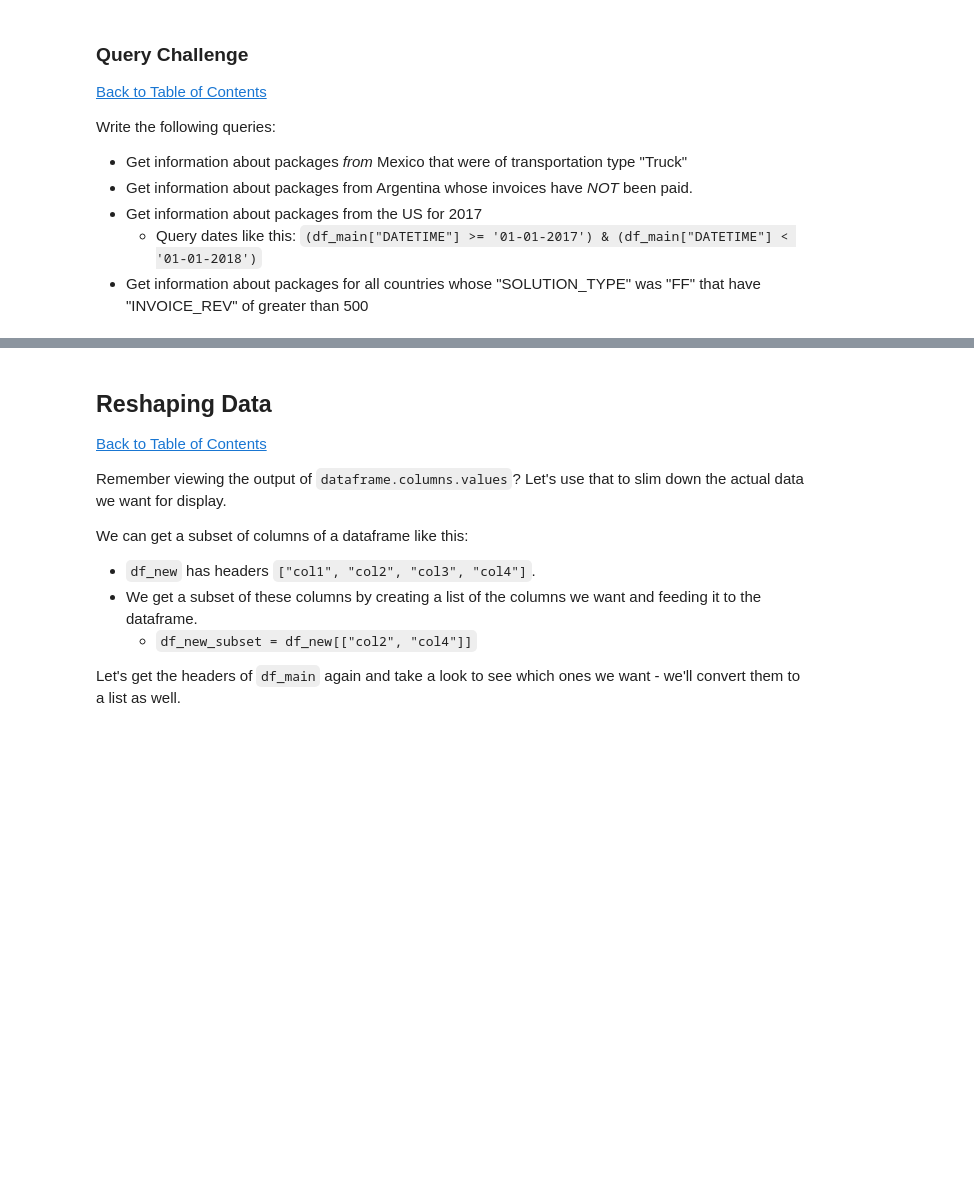
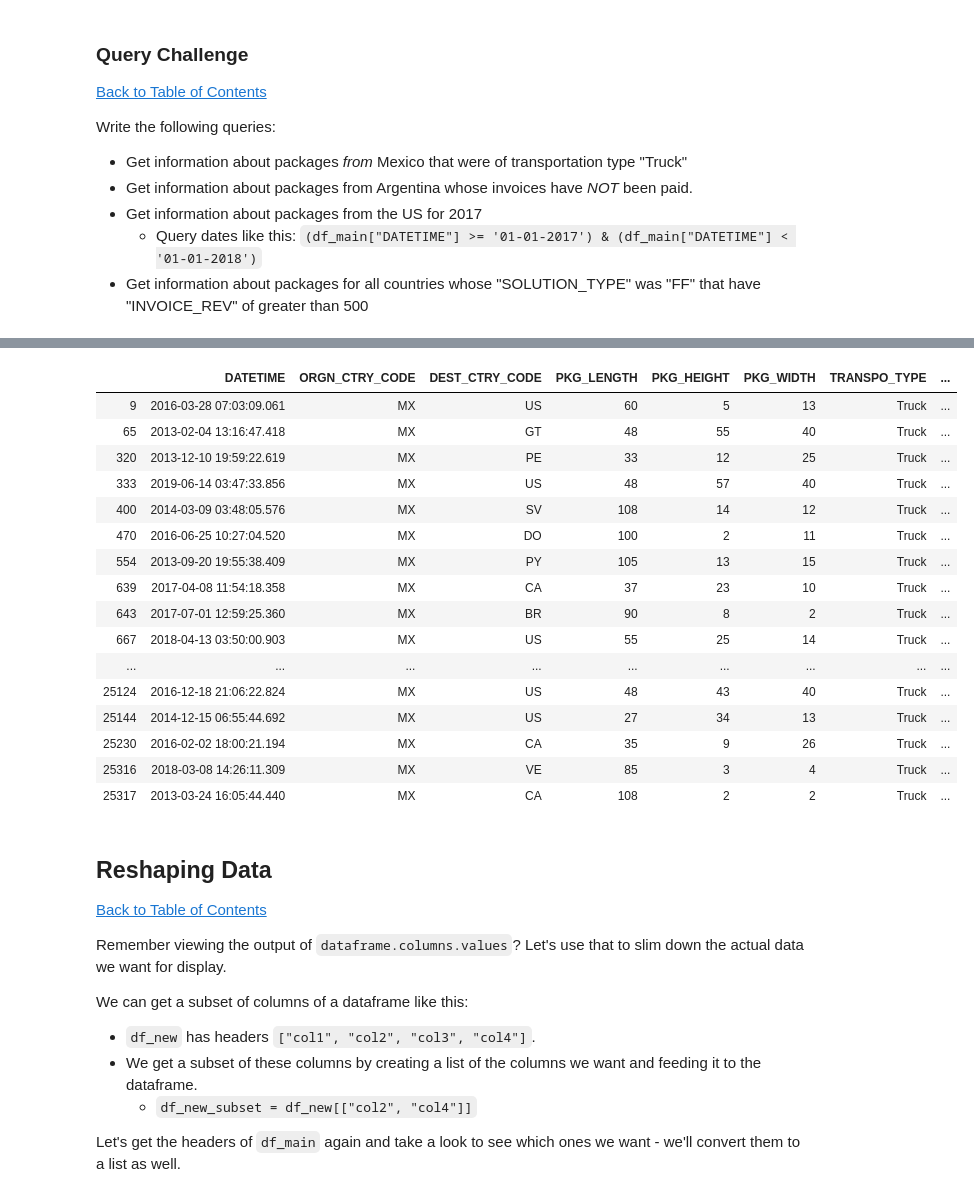
Before and after one commit to etokrug/OfficePythonBasics, a Jupyter notebook: Class3.ipynb, the cells around one changed output, grey strips where cells are left out. Cells and saved outputs as stored; diff of their text form; code cells hidden in the pictures; blank space fills up the shorter version.

```diff
--- a/Class3.ipynb
+++ b/Class3.ipynb
@@ -227,3 +188,23 @@ df_main[(df_main["SOLUTION_TYPE"] == "FF") & (df_main["INVOICE_REV"] > 500)]
+# %%
+df_main[(df_main["ORGN_CTRY_CODE"] == "MX") & (df_main["TRANSPO_TYPE"] == "Truck")]
+# %% [output]
+|  | DATETIME | ORGN_CTRY_CODE | DEST_CTRY_CODE | PKG_LENGTH | PKG_HEIGHT | PKG_WIDTH | TRANSPO_TYPE | ... |
+| 9 | 2016-03-28 07:03:09.061 | MX | US | 60 | 5 | 13 | Truck | ... |
+| 65 | 2013-02-04 13:16:47.418 | MX | GT | 48 | 55 | 40 | Truck | ... |
+| 320 | 2013-12-10 19:59:22.619 | MX | PE | 33 | 12 | 25 | Truck | ... |
+| 333 | 2019-06-14 03:47:33.856 | MX | US | 48 | 57 | 40 | Truck | ... |
+| 400 | 2014-03-09 03:48:05.576 | MX | SV | 108 | 14 | 12 | Truck | ... |
+| 470 | 2016-06-25 10:27:04.520 | MX | DO | 100 | 2 | 11 | Truck | ... |
+| 554 | 2013-09-20 19:55:38.409 | MX | PY | 105 | 13 | 15 | Truck | ... |
+| 639 | 2017-04-08 11:54:18.358 | MX | CA | 37 | 23 | 10 | Truck | ... |
+| 643 | 2017-07-01 12:59:25.360 | MX | BR | 90 | 8 | 2 | Truck | ... |
+| 667 | 2018-04-13 03:50:00.903 | MX | US | 55 | 25 | 14 | Truck | ... |
+| ... | ... | ... | ... | ... | ... | ... | ... | ... |
+| 25124 | 2016-12-18 21:06:22.824 | MX | US | 48 | 43 | 40 | Truck | ... |
+| 25144 | 2014-12-15 06:55:44.692 | MX | US | 27 | 34 | 13 | Truck | ... |
+| 25230 | 2016-02-02 18:00:21.194 | MX | CA | 35 | 9 | 26 | Truck | ... |
+| 25316 | 2018-03-08 14:26:11.309 | MX | VE | 85 | 3 | 4 | Truck | ... |
+| 25317 | 2013-03-24 16:05:44.440 | MX | CA | 108 | 2 | 2 | Truck | ... |
 # %% [markdown]
 <a id="reshaping"></a>
 ## Reshaping Data
```
Also changed, not shown: parts of 8 cells of this notebook, 4 other files.
